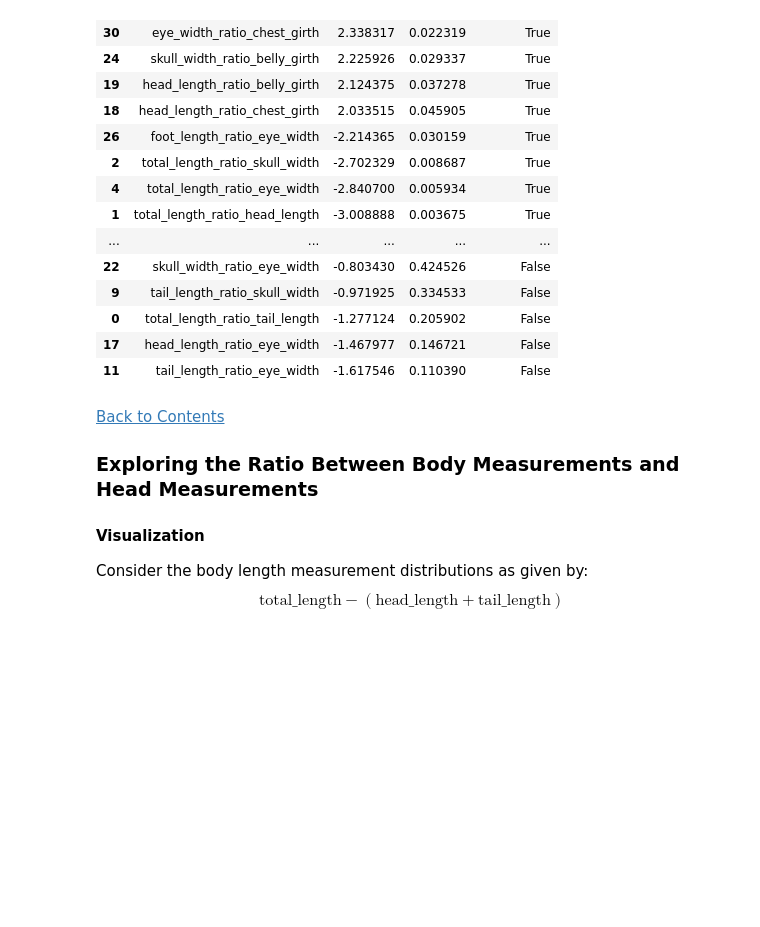
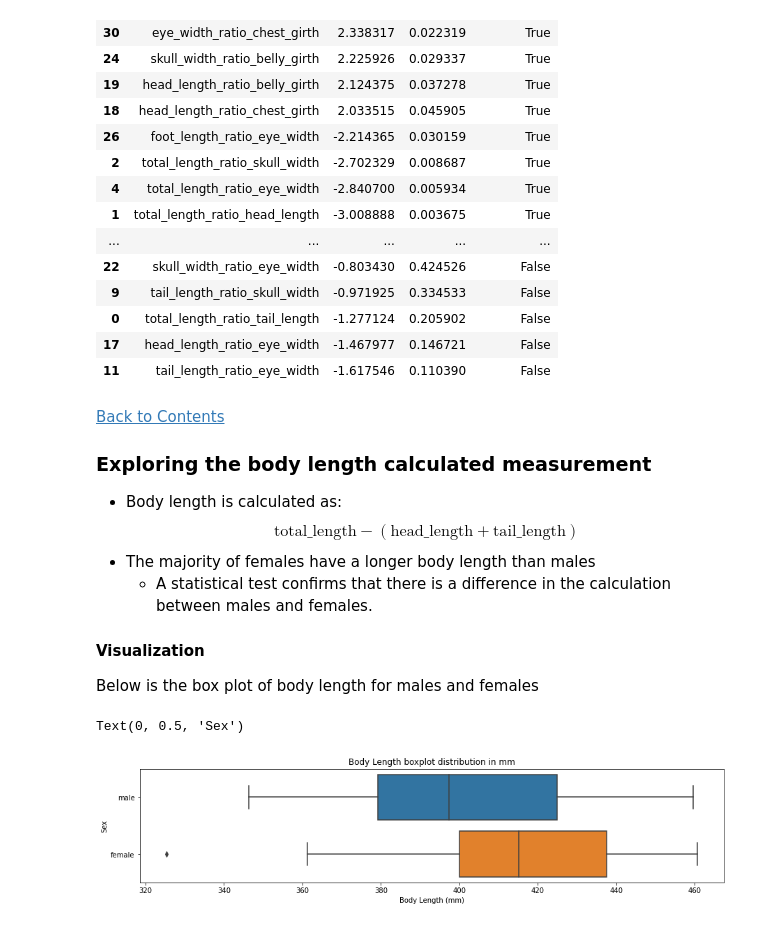
Before and after one commit to stephenfitzsimon/possum-regression, a Jupyter notebook: possum_models.ipynb, the cells around one changed output. Drawn from its saved outputs; the diff is of its cells as text; code cells hidden in the pictures; blank space fills up the shorter version.

Commit message:
up to body size

```diff
--- a/possum_models.ipynb
+++ b/possum_models.ipynb
@@ -405,8 +412,22 @@ explore_target_sex.hypothesis_two_sample_ttest_ratio(train).sort_values(['reject
 # %% [markdown]
 <a href='#contents'>Back to Contents</a>
 
-### Exploring the Ratio Between Body Measurements and Head Measurements <a name='body_head_ratio'></a>
+### Exploring the body length calculated measurement <a name='body_length'></a>
+
+- Body length is calculated as: $$\text{total_length} - (\text{head_length} + \text{tail_length})$$
+- The majority of females have a longer body length than males
+    - A statistical test confirms that there is a difference in the calculation between males and females.
 
 #### Visualization
 
-Consider the body length measurement distributions as given by: $$\text{total_length} - (\text{head_length} + \text{tail_length})$$
+Below is the box plot of body length for males and females
+# %%
+# plot the data as a boxplot
+plt.figure(figsize = (15, 3)) #set figure size
+sns.boxplot(data = explore_target_sex.make_bodylength_column(train), y='sex', x='body_length') #make the plot
+plt.title("Body Length boxplot distribution in mm") #set the title
+plt.xlabel('Body Length (mm)') #set the x label
+plt.ylabel('Sex') #set the y label
+# %% [output]
+Text(0, 0.5, 'Sex')
+[figure, added]
```
Also changed, not shown: parts of 11 cells of this notebook, 1 other file.
